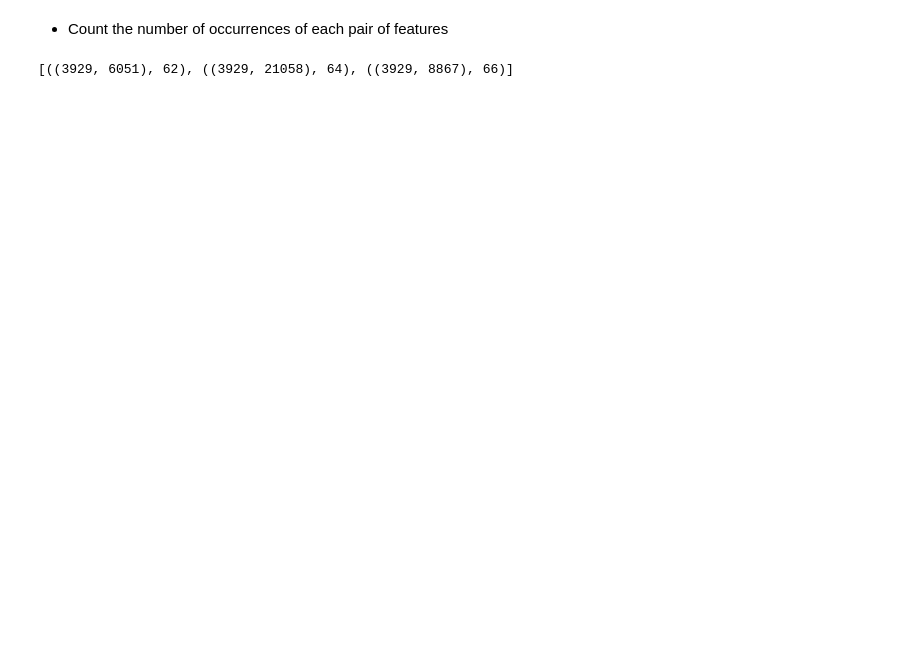
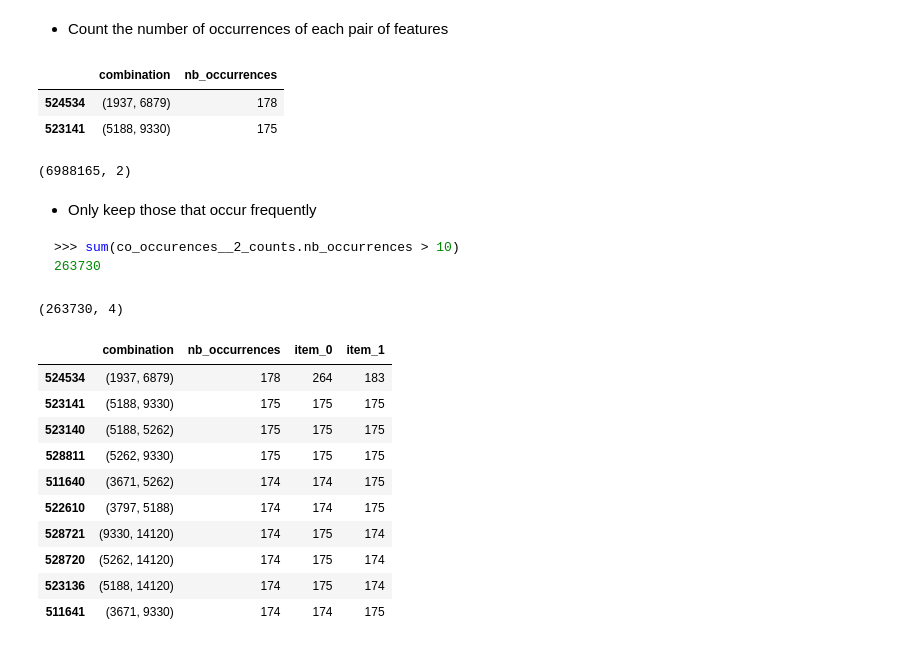
Before and after one commit to mahdi-b/phaage-g2p, a Jupyter notebook: find_module_prototype.ipynb, the cells around one changed output. Cells and saved outputs as stored; diff of their text form; code cells hidden in the pictures; blank space fills up the shorter version.

````diff
--- a/find_module_prototype.ipynb
+++ b/find_module_prototype.ipynb
@@ -40,0 +55,5 @@ data.head(2)
+# %%
+feature_counts = pd.DataFrame(Counter(itertools.chain(*subsets.features.values)).items())
+feature_counts.columns = ["feature", "nb_occurrences"]
+feature_counts = feature_counts.set_index("feature")
+feature_counts
@@ -91,8 +117,45 @@ co_occurences_2[:10]
 # %% [markdown]
 * Count the number of occurrences of each pair of features
 # %%
-# co_occurences__2_counts = Counter(co_occurences)
-pd.DataFrame
-list(co_occurences__2_counts.items())[:3]
+co_occurences__2_counts = pd.DataFrame(Counter(co_occurences_2).items())
+co_occurences__2_counts.columns = ["combination", "nb_occurrences"]
+co_occurences__2_counts = co_occurences__2_counts.sort_values(by="nb_occurrences", ascending=False)
+co_occurences__2_counts.head(2)
 # %% [output]
-[((3929, 6051), 62), ((3929, 21058), 64), ((3929, 8867), 66)]
+|  | combination | nb_occurrences |
+| 524534 | (1937, 6879) | 178 |
+| 523141 | (5188, 9330) | 175 |
+# %%
+co_occurences__2_counts.shape
+# %% [output]
+(6988165, 2)
+# %% [markdown]
+* Only keep those that occur frequently
+```python
+>>> sum(co_occurences__2_counts.nb_occurrences > 10)
+263730
+```
+# %%
+co_occurences__2_counts = co_occurences__2_counts[co_occurences__2_counts.nb_occurrences > 10]
+co_occurences__2_counts.shape
+# %% [output]
+(263730, 4)
+# %%
+subset_size = len(co_occurences__2_counts.iloc[0].combination)
+for i in range(subset_size):
+    a = co_occurences__2_counts.combination.apply(lambda x: x[i])
+    co_occurences__2_counts.loc[:, f"item_{i}"] = feature_counts.loc[a].nb_occurrences.values
+
+co_occurences__2_counts.head(10)
+# %% [output]
+|  | combination | nb_occurrences | item_0 | item_1 |
+| 524534 | (1937, 6879) | 178 | 264 | 183 |
+| 523141 | (5188, 9330) | 175 | 175 | 175 |
+| 523140 | (5188, 5262) | 175 | 175 | 175 |
+| 528811 | (5262, 9330) | 175 | 175 | 175 |
+| 511640 | (3671, 5262) | 174 | 174 | 175 |
+| 522610 | (3797, 5188) | 174 | 174 | 175 |
+| 528721 | (9330, 14120) | 174 | 175 | 174 |
+| 528720 | (5262, 14120) | 174 | 175 | 174 |
+| 523136 | (5188, 14120) | 174 | 175 | 174 |
+| 511641 | (3671, 9330) | 174 | 174 | 175 |
````
Also changed, not shown: parts of 20 cells of this notebook.
